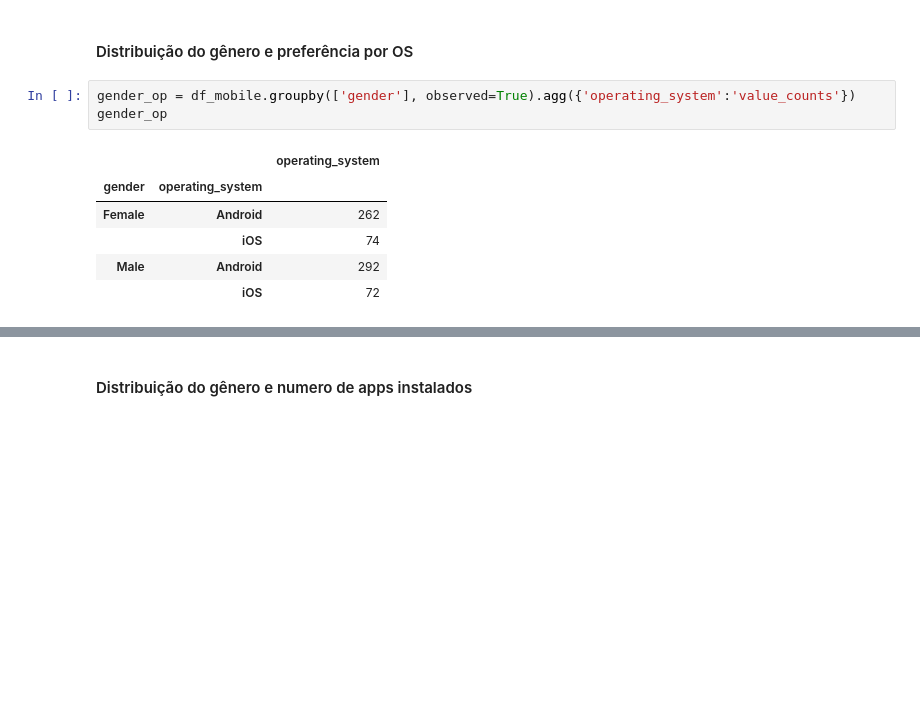
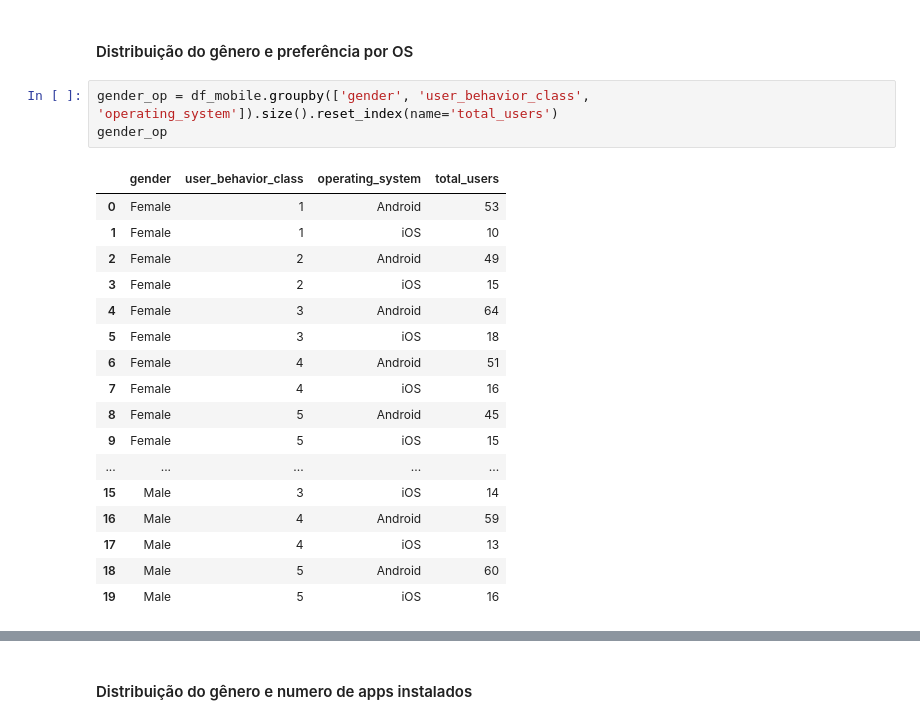
Before and after one commit to danielavescia/Mobile_Device_Usage, a Jupyter notebook: Mobile_Device_Usage.ipynb, the cells around one changed output, grey strips where cells are left out. Cells and saved outputs as stored; diff of their text form; blank space fills up the shorter version.

```diff
--- a/Mobile_Device_Usage.ipynb
+++ b/Mobile_Device_Usage.ipynb
@@ -363,12 +381,23 @@ fig_gender_behavior.show()
 # %% [markdown]
 #### Distribuição do gênero e preferência por OS
 # %%
-gender_op = df_mobile.groupby(['gender'], observed=True).agg({'operating_system':'value_counts'})
+gender_op = df_mobile.groupby(['gender', 'user_behavior_class', 'operating_system']).size().reset_index(name='total_users')
 gender_op
 # %% [output]
-|  |  | operating_system |
-| gender | operating_system |  |
-| Female | Android | 262 |
-|  | iOS | 74 |
-| Male | Android | 292 |
-|  | iOS | 72 |
+|  | gender | user_behavior_class | operating_system | total_users |
+| 0 | Female | 1 | Android | 53 |
+| 1 | Female | 1 | iOS | 10 |
+| 2 | Female | 2 | Android | 49 |
+| 3 | Female | 2 | iOS | 15 |
+| 4 | Female | 3 | Android | 64 |
+| 5 | Female | 3 | iOS | 18 |
+| 6 | Female | 4 | Android | 51 |
+| 7 | Female | 4 | iOS | 16 |
+| 8 | Female | 5 | Android | 45 |
+| 9 | Female | 5 | iOS | 15 |
+| ... | ... | ... | ... | ... |
+| 15 | Male | 3 | iOS | 14 |
+| 16 | Male | 4 | Android | 59 |
+| 17 | Male | 4 | iOS | 13 |
+| 18 | Male | 5 | Android | 60 |
+| 19 | Male | 5 | iOS | 16 |
```
Also changed, not shown: parts of 20 cells of this notebook.
